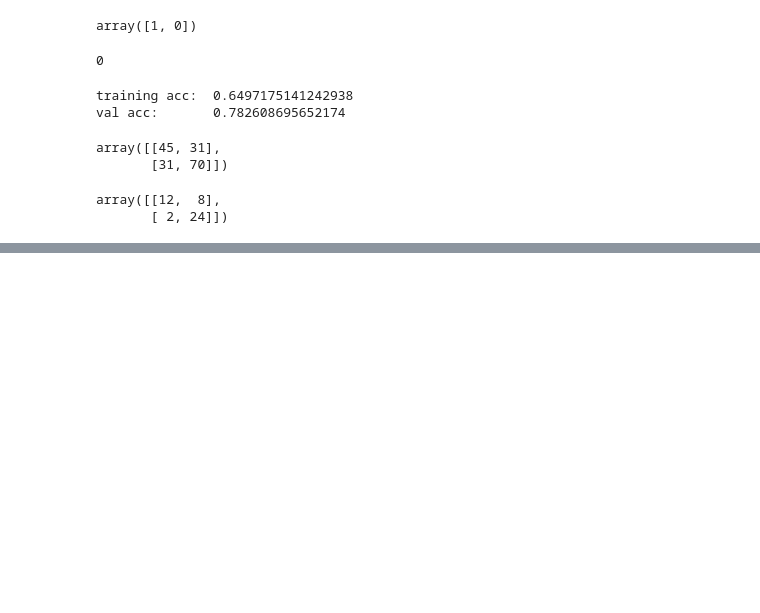
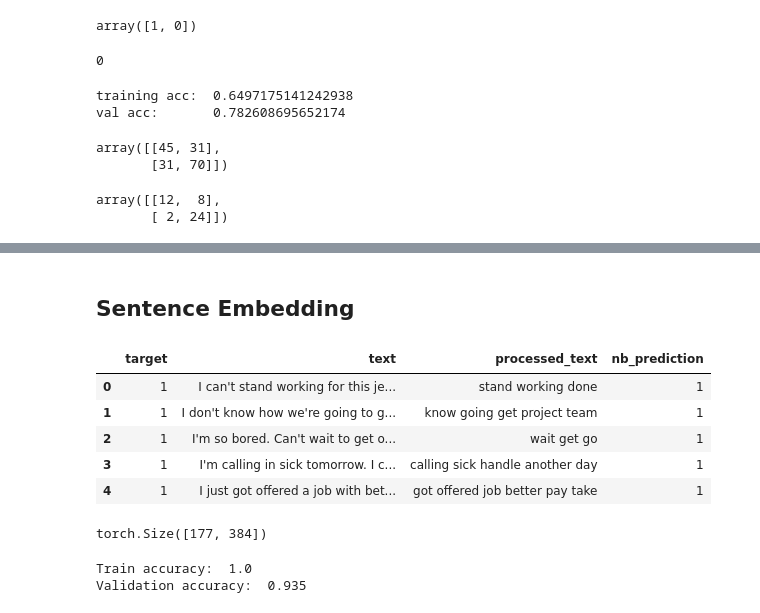
Before and after one commit to whettenr/text-checker-tutorial, a Jupyter notebook: TextConfirmationDetector.ipynb, the cells around one changed output, grey strips where cells are left out. Cells and saved outputs as stored; diff of their text form; code cells hidden in the pictures; blank space fills up the shorter version.

Commit message:
add in rf classifiers

```diff
--- a/TextConfirmationDetector.ipynb
+++ b/TextConfirmationDetector.ipynb
@@ -285,0 +352,2 @@ array([[12,  8],
+# %% [markdown]
+## Sentence Embedding
@@ -285,0 +357,9 @@ array([[12,  8],
+# %%
+train_df.head()
+# %% [output]
+|  | target | text | processed_text | nb_prediction |
+| 0 | 1 | I can't stand working for this je... | stand working done | 1 |
+| 1 | 1 | I don't know how we're going to g... | know going get project team | 1 |
+| 2 | 1 | I'm so bored. Can't wait to get o... | wait get go | 1 |
+| 3 | 1 | I'm calling in sick tomorrow. I c... | calling sick handle another day | 1 |
+| 4 | 1 | I just got offered a job with bet... | got offered job better pay take | 1 |
@@ -285,0 +370,16 @@ array([[12,  8],
+# %%
+embeddings_train.shape
+# %% [output]
+torch.Size([177, 384])
+# %%
+rf_emb = RandomForestClassifier(max_depth=10, n_estimators=7, n_jobs=-1)
+rf_emb.fit(embeddings_train.cpu().numpy(), train_df.target)
+
+y_pred_train = rf_emb.predict(embeddings_train)
+print('Train accuracy: ', (train_df.target == y_pred_train).mean().round(3))
+
+y_pred_val = rf_emb.predict(embeddings_val)
+print('Validation accuracy: ', (val_df.target == y_pred_val).mean().round(3))
+# %% [output]
+Train accuracy:  1.0
+Validation accuracy:  0.935
```
Also changed, not shown: parts of 14 cells of this notebook.
